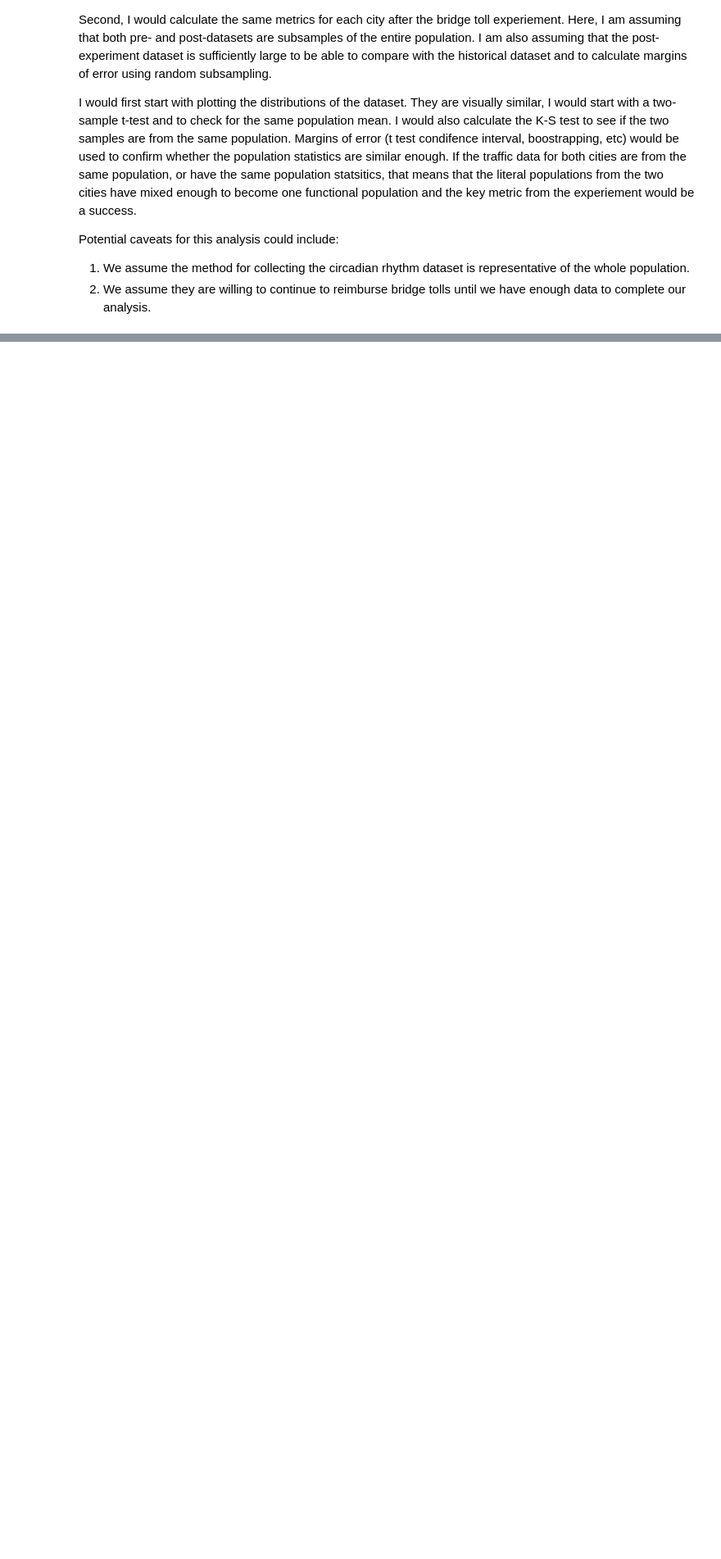
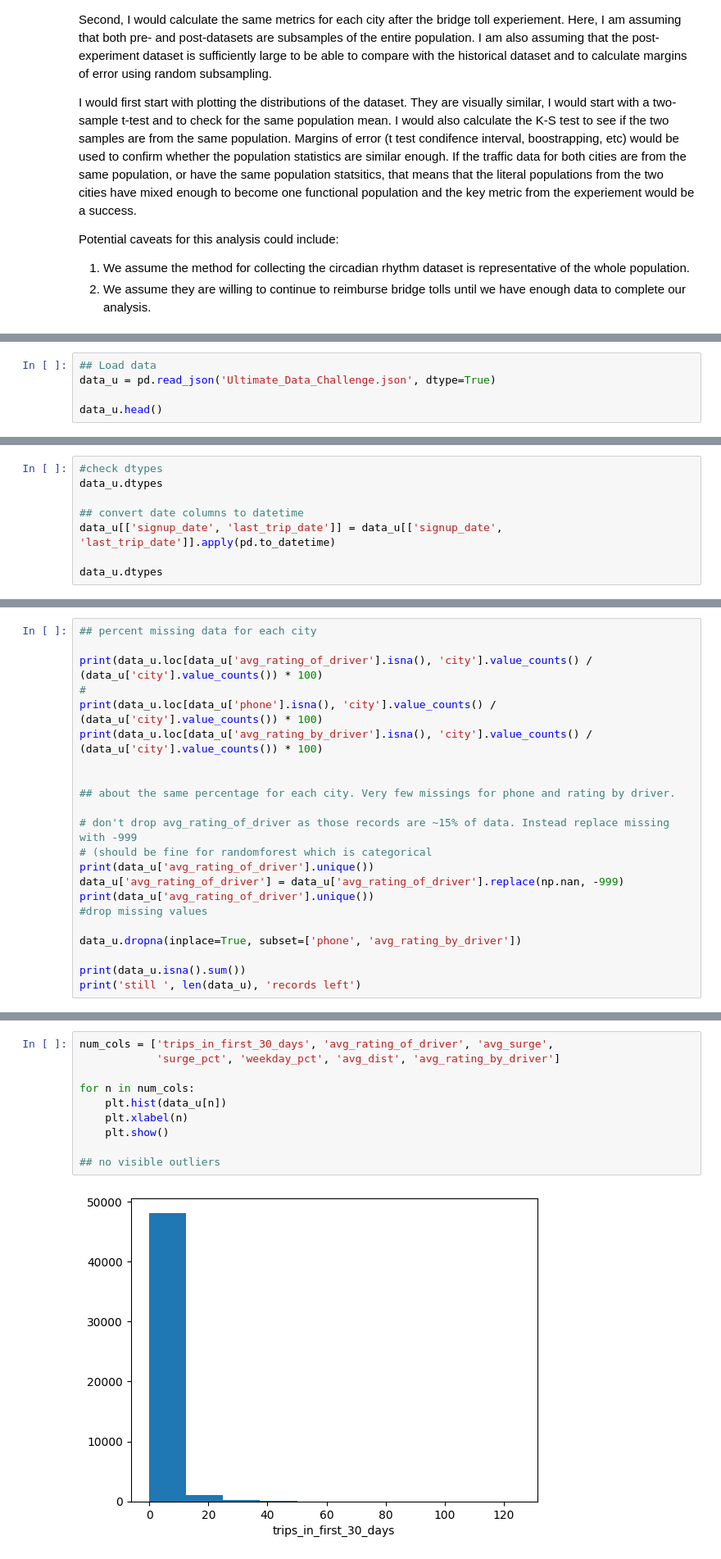
Before and after one commit to kpretz/Springboard, a Jupyter notebook: ultimate_challenge/UltimateChallenge_Pretzlav.ipynb, the cells around one changed output, grey strips where cells are left out. Shown at 82% size. Cells and saved outputs as stored; diff of their text form; blank space fills up the shorter version.

```diff
--- a/ultimate_challenge/UltimateChallenge_Pretzlav.ipynb
+++ b/ultimate_challenge/UltimateChallenge_Pretzlav.ipynb
@@ -159,0 +168,5 @@ Potential caveats for this analysis could include:
+# %%
+## Load data
+data_u = pd.read_json('Ultimate_Data_Challenge.json', dtype=True)
+
+data_u.head()
@@ -159,0 +185,8 @@ Potential caveats for this analysis could include:
+# %%
+#check dtypes
+data_u.dtypes
+
+## convert date columns to datetime
+data_u[['signup_date', 'last_trip_date']] = data_u[['signup_date', 'last_trip_date']].apply(pd.to_datetime)
+
+data_u.dtypes
@@ -159,0 +225,22 @@ Potential caveats for this analysis could include:
+# %%
+## percent missing data for each city
+
+print(data_u.loc[data_u['avg_rating_of_driver'].isna(), 'city'].value_counts() / (data_u['city'].value_counts()) * 100)
+#
+print(data_u.loc[data_u['phone'].isna(), 'city'].value_counts() / (data_u['city'].value_counts()) * 100)
+print(data_u.loc[data_u['avg_rating_by_driver'].isna(), 'city'].value_counts() / (data_u['city'].value_counts()) * 100)
+
+
+## about the same percentage for each city. Very few missings for phone and rating by driver.
+
+# don't drop avg_rating_of_driver as those records are ~15% of data. Instead replace missing with -999
+# (should be fine for randomforest which is categorical
+print(data_u['avg_rating_of_driver'].unique())
+data_u['avg_rating_of_driver'] = data_u['avg_rating_of_driver'].replace(np.nan, -999)
+print(data_u['avg_rating_of_driver'].unique())
+#drop missing values
+
+data_u.dropna(inplace=True, subset=['phone', 'avg_rating_by_driver'])
+
+print(data_u.isna().sum())
+print('still ', len(data_u), 'records left')
@@ -159,0 +280,12 @@ Potential caveats for this analysis could include:
+# %%
+num_cols = ['trips_in_first_30_days', 'avg_rating_of_driver', 'avg_surge',
+            'surge_pct', 'weekday_pct', 'avg_dist', 'avg_rating_by_driver']
+
+for n in num_cols:
+    plt.hist(data_u[n])
+    plt.xlabel(n)
+    plt.show()
+
+## no visible outliers
+# %% [output]
+[figure, added]
```
Also changed, not shown: parts of 34 cells of this notebook, 1 other file.
